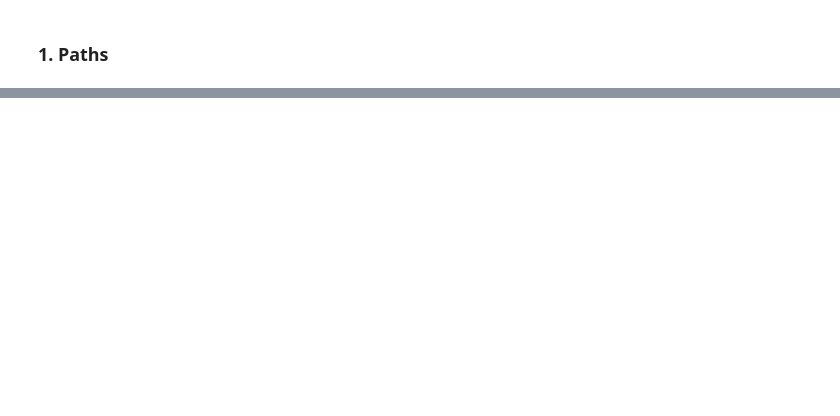
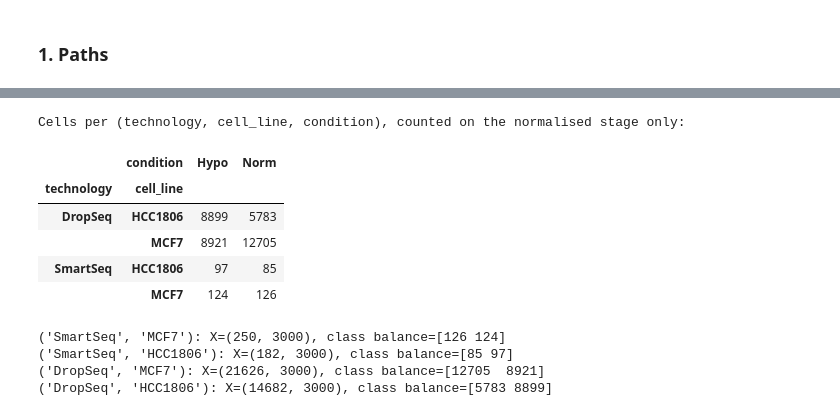
Before and after one commit to Hugo132645/ai-lab-gene-expression, a Jupyter notebook: notebooks/ai_lab_report_lev.ipynb, the cells around one changed output, grey strips where cells are left out. Saved outputs shown, nothing was run; the diff lists cells and outputs as text; code cells hidden in the pictures; blank space fills up the shorter version.

```diff
--- a/notebooks/ai_lab_report_lev.ipynb
+++ b/notebooks/ai_lab_report_lev.ipynb
@@ -558,0 +136,60 @@ Epoch 20/30 | Train Loss: 0.0048 | Val Loss: 0.3185
+# %%
+def extract_label(cell_name: str):
+    s = cell_name.lower()
+    if '_hypoxia' in s or '_hypo_' in s or s.endswith('_hypo'):
+        return 'Hypo'
+    if '_normoxia' in s or '_norm_' in s or s.endswith('_norm'):
+        return 'Norm'
+    return None
+
+meta_rows = []
+for (tech, line, stage), df in matrices.items():
+    for cell in df.columns:
+        meta_rows.append({
+            'cell_id': cell,
+            'technology': tech,
+            'cell_line': line,
+            'stage': stage,
+            'condition': extract_label(cell),
+        })
+meta = pd.DataFrame(meta_rows)
+
+labels_by_cell = meta.drop_duplicates('cell_id').set_index('cell_id')['condition']
+
+meta_smart_mcf7 = pd.read_csv(SMART / 'MCF7_SmartS_MetaData.tsv', sep='\t')
+meta_smart_hcc  = pd.read_csv(SMART / 'HCC1806_SmartS_MetaData.tsv', sep='\t')
+for m in (meta_smart_mcf7, meta_smart_hcc):
+    m['Filename'] = m['Filename'].astype(str).str.replace('"', '', regex=False)
+
+print('Cells per (technology, cell_line, condition), counted on the normalised stage only:')
+counts = (meta[meta['stage'] == 'normalised']
+          .groupby(['technology', 'cell_line', 'condition'])
+          .size().unstack(fill_value=0))
+counts
+# %% [output]
+Cells per (technology, cell_line, condition), counted on the normalised stage only:
+|  | condition | Hypo | Norm |
+| technology | cell_line |  |  |
+| DropSeq | HCC1806 | 8899 | 5783 |
+|  | MCF7 | 8921 | 12705 |
+| SmartSeq | HCC1806 | 97 | 85 |
+|  | MCF7 | 124 | 126 |
+# %%
+def make_Xy(tech, line):
+    df = matrices[(tech, line, 'normalised')]
+    y = labels_by_cell.reindex(df.columns)
+    mask = y.isin(['Hypo', 'Norm']).values
+    X = df.T.values[mask]
+    y = (y[mask] == 'Hypo').astype(int).values
+    genes = df.index.values
+    return X, y, genes
+
+SUBSETS = [('SmartSeq', 'MCF7'), ('SmartSeq', 'HCC1806'), ('DropSeq', 'MCF7'), ('DropSeq', 'HCC1806')]
+Xys = {s: make_Xy(*s) for s in SUBSETS}
+for s, (X, y, _) in Xys.items():
+    print(f'{s}: X={X.shape}, class balance={np.bincount(y)}')
+# %% [output]
+('SmartSeq', 'MCF7'): X=(250, 3000), class balance=[126 124]
+('SmartSeq', 'HCC1806'): X=(182, 3000), class balance=[85 97]
+('DropSeq', 'MCF7'): X=(21626, 3000), class balance=[12705  8921]
+('DropSeq', 'HCC1806'): X=(14682, 3000), class balance=[5783 8899]
```
Also changed, not shown: parts of 29 cells of this notebook.
